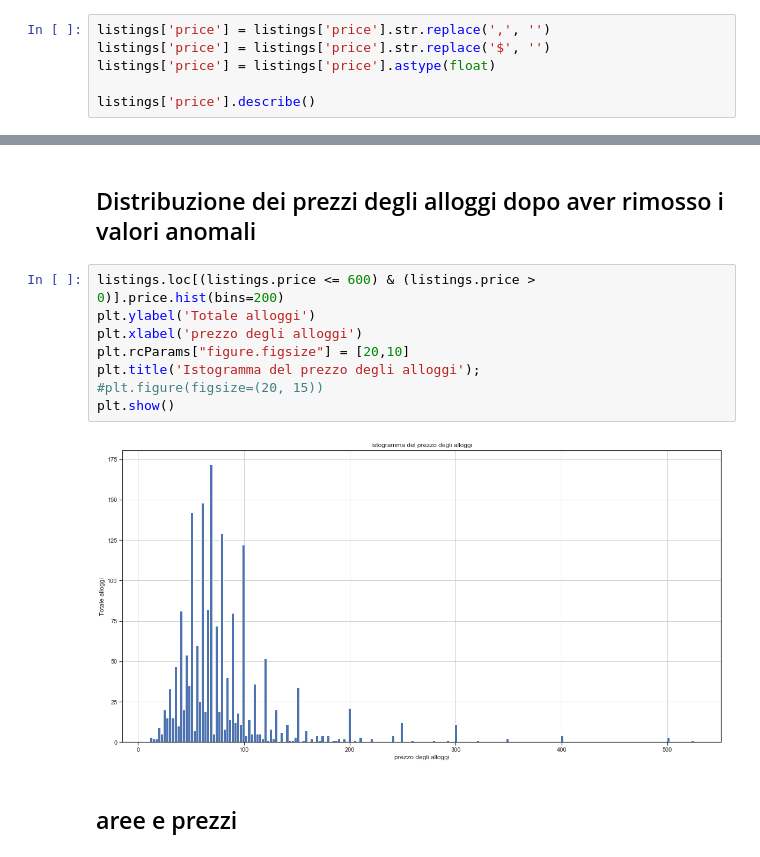
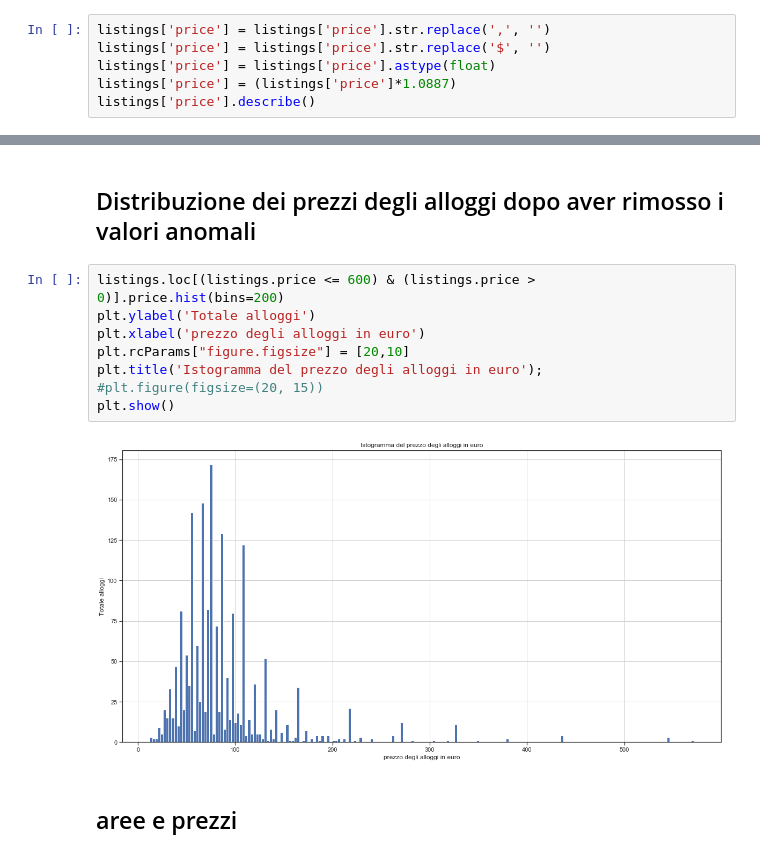
Before and after one commit to napo/airbnb_trentino2015, a Jupyter notebook: alloggi airbnb in trentino - anno 2015.ipynb, the cells around one changed output, grey strips where cells are left out. Cells and saved outputs as stored; diff of their text form.

```diff
--- a/alloggi airbnb in trentino - anno 2015.ipynb
+++ b/alloggi airbnb in trentino - anno 2015.ipynb
@@ -175,7 +207,7 @@ Come previsto, la maggior parte dei revisori lascia alti punteggi.
 listings['price'] = listings['price'].str.replace(',', '')
 listings['price'] = listings['price'].str.replace('$', '')
 listings['price'] = listings['price'].astype(float)
-
+listings['price'] = (listings['price']*1.0887)
 listings['price'].describe()
 # %% [output]
 count    1847.000000
@@ -253,13 +305,13 @@ listings.loc[listings['price'] == 0]['price'].count()
 # %%
 listings.loc[(listings.price <= 600) & (listings.price > 0)].price.hist(bins=200)
 plt.ylabel('Totale alloggi')
-plt.xlabel('prezzo degli alloggi')
+plt.xlabel('prezzo degli alloggi in euro')
 plt.rcParams["figure.figsize"] = [20,10]
-plt.title('Istogramma del prezzo degli alloggi');
+plt.title('Istogramma del prezzo degli alloggi in euro');
 #plt.figure(figsize=(20, 15))
 plt.show()
 # %% [output]
-[figure, old version]
+[figure, new version]
 # %% [markdown]
 ## aree e prezzi
 # %%
```
Also changed, not shown: parts of 27 cells of this notebook.
